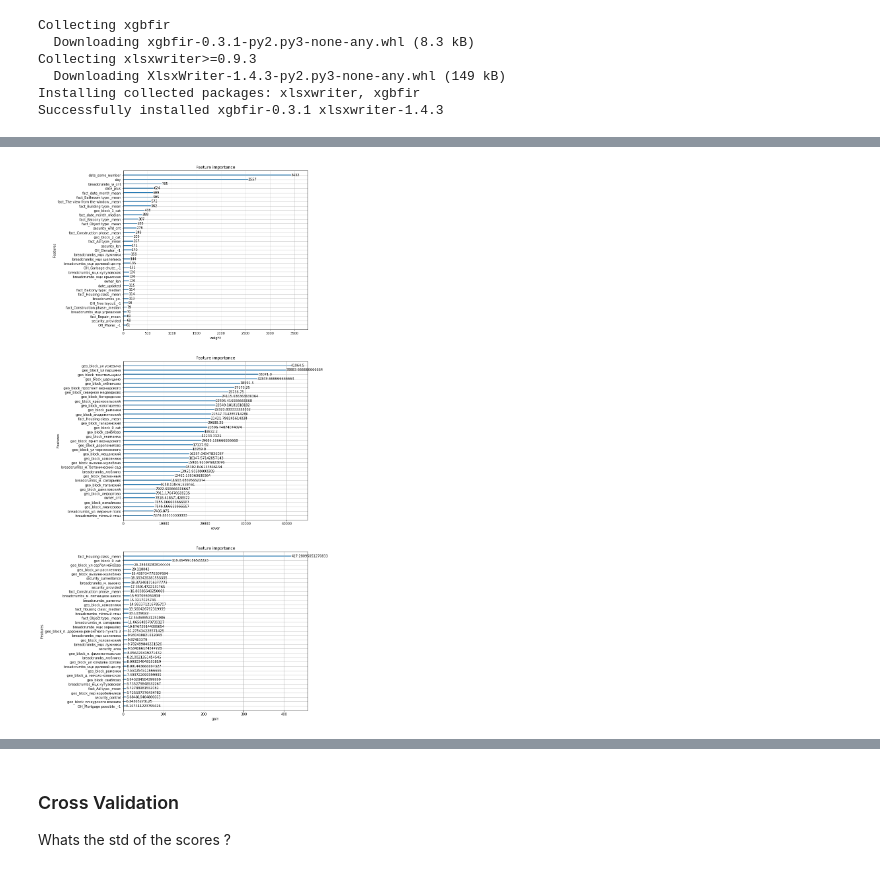
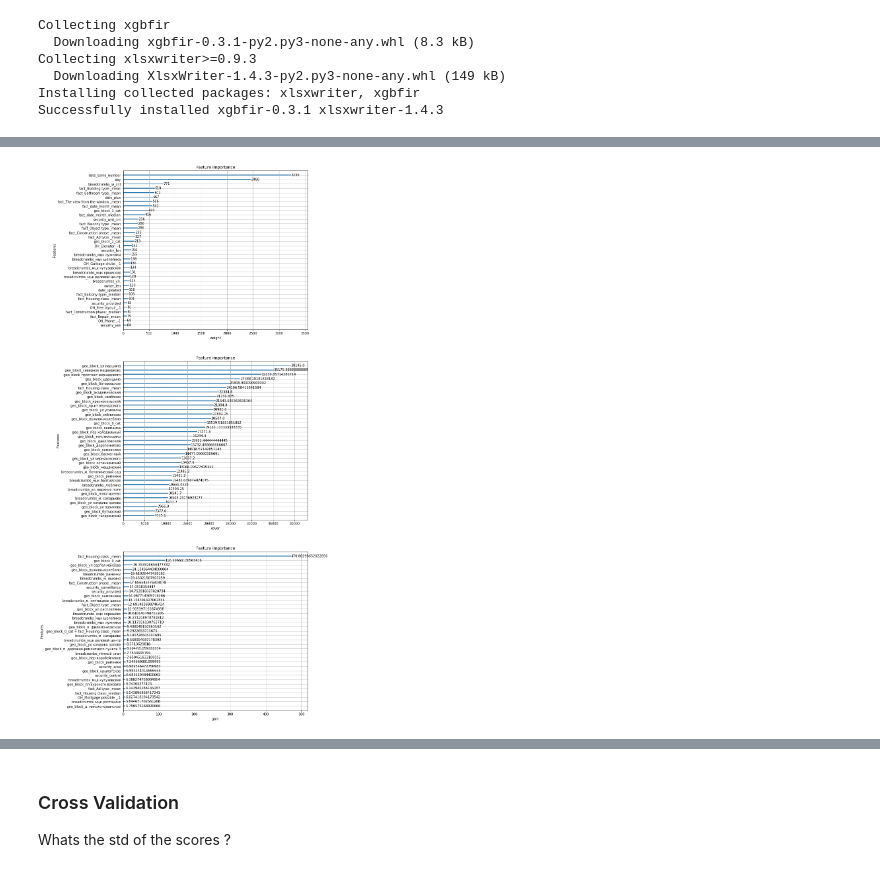
Before and after one commit to DataCrane/PML-kaggle-competition-2021, a Jupyter notebook: pml-2021-competition.ipynb, the cells around one changed output, grey strips where cells are left out. Cells and saved outputs as stored; diff of their text form; code cells hidden in the pictures.

```diff
--- a/pml-2021-competition.ipynb
+++ b/pml-2021-competition.ipynb
@@ -744,11 +744,12 @@ def long_text_features(train=train, test=test, bread_main_parts=50):
     df_all['day'] = df_all['date'].map(get_day)
 
     months_ru = ['мая', 'апреля', 'марта', 'февраля', 'января', 'октября', 'декабря', 'ноября', 'сентября', 'августа', 'июля', 'июня']
-    months_pl = ['maj', 'kwiecień', 'marzec', 'luty', 'styczeń', 'październik', 'grudzień', 'listopad', 'wrzesień', 'sierpień', 'lipiec', 'czerwiec']
-    months_k_v = dict(zip(months_ru, months_pl))
+    months_en = ['may', 'april', 'march', 'february', 'january', 'october', 'december', 'november', 'september', 'august', 'july', 'june']
+    months_k_v = dict(zip(months_ru, months_en))
 
 
     df_all['date_month'] = df_all['date'].map(get_months)
+    df_all['date_month'] = df_all['date_month'].map(lambda x: months_k_v[x] if x else None)
 
     df_all['date_some_number'] = df_all['date'].map(lambda x: x[1])
     df_all['date_plus'] = df_all['date'].map(get_date_plus)
@@ -848,8 +849,13 @@ def short_text_features(df_all, features):
 
 
     df_all['date_some_number'] = df_all['date_some_number'].astype('int32')
-#     df_all['fact_Type of the building:_mean'] = df_all['fact_Type of the building:_mean'].astype('int8')
-#     df_all['fact_Type of the building:_median'] = df_all['fact_Type of the building:_median'].astype('int8')
+
+    # more engineering
+    df_all['geo_block_0_cat + fact_Housing class:_mean'] = df_all['geo_block_0_cat'] + df_all['fact_Housing class:_mean']
+    df_all['geo_block_0_cat * fact_Housing class:_mean'] = df_all['geo_block_0_cat'] * df_all['fact_Housing class:_mean']
+
+    df_all['date_month_label +'] = df_all['date_month'].map(lambda x: int(x in ['august', 'june']))
+    df_all['date_month_label -'] = df_all['date_month'].map(lambda x: int(x == 'october'))
 
     # split
     df_train, df_test = df_all[False == df_all['price'].isnull()], df_all[df_all['price'].isnull()]
@@ -1193,12 +1217,15 @@ dtrain = xgb.DMatrix(X_train, label=y_train, feature_names=feats)
 
 # evallist = [(dtest, 'test'), (dtrain, 'train')]
 
-xgb_params = {'max_depth':10, 'n_estimators':70, 'learning_rate':0.1, 'random_state':3}
+xgb_params = {'max_depth':10,
+              'n_estimators':70,
+              'learning_rate':0.1,
+              'random_state':3}
 
 # model = xgb.XGBRegressor(max_depth=10, n_estimators=70, learning_rate=0.1, random_state=3)
 model = xgb.train(xgb_params, dtrain, \
                   num_boost_round=60, \
-#                   early_stopping_rounds=50, \
+#                   early_stopping_rounds=30, \
                   maximize=False, verbose_eval=10)
 # model.fit(X_train, y_train)
 
@@ -1221,6 +1248,6 @@ train model
 Parameters: { "n_estimators" } might not be used.
 
   This may not be accurate due to some parameters are only used in language bindings but
   passed down to XGBoost core.  Or some parameters are not used but slip through this
   verification. Please open an issue if you find above cases.
-[figure, old version]
+[figure, new version]
```
Also changed, not shown: parts of 17 cells of this notebook.
